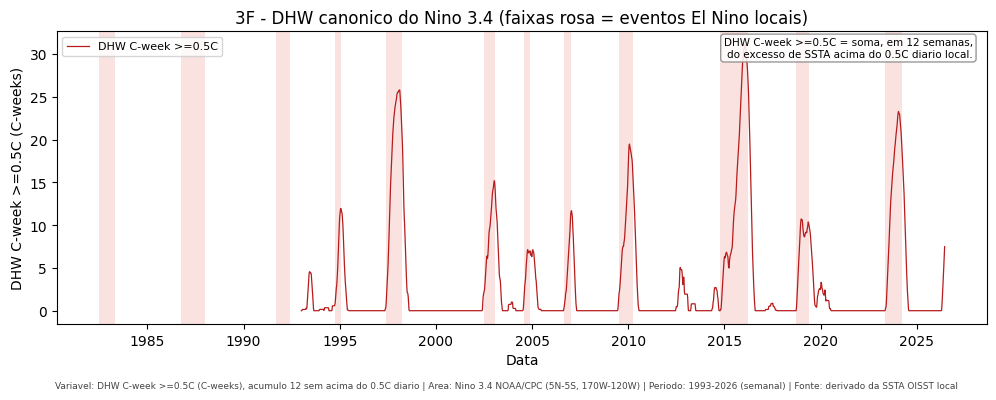
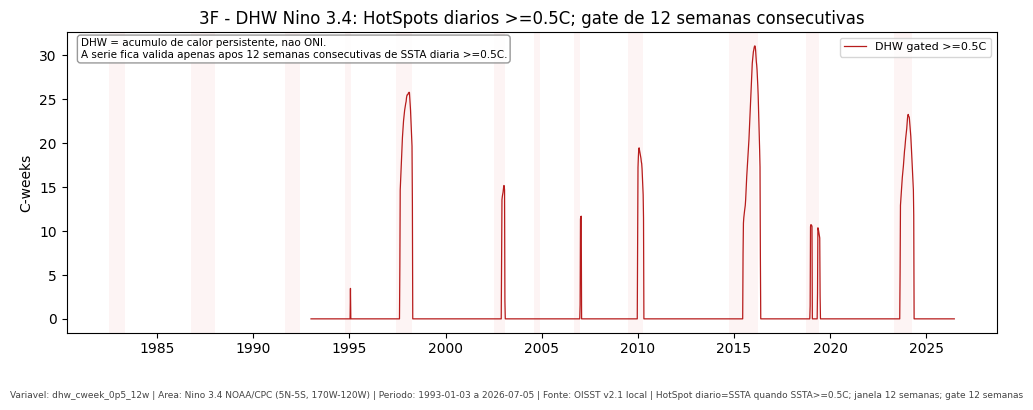
Code edit (unified diff) that turned the first committed figure into the second:
--- before
+++ after
@@ -1,8 +1,12 @@
-ev=u.load_events(); dhw=w['dhw_cweek_0p5_12w']
-fig,ax=plt.subplots(figsize=(12,3.8)); ax.plot(w.index,dhw,lw=.9,color='#b71c1c',label='DHW C-week >=0.5C'); u.add_event_shading(ax,ev)
-ax.set_ylabel('DHW C-week >=0.5C (C-weeks)'); ax.set_xlabel('Data')
-ax.set_title('3F - DHW canonico do Nino 3.4 (faixas rosa = eventos El Nino locais)')
-ax.legend(loc='upper left',fontsize=8)
-u.add_note(ax,'DHW C-week >=0.5C = soma, em 12 semanas,\ndo excesso de SSTA acima do 0.5C diario local.',loc='upper right')
-u.stamp_caption(fig,variavel='DHW C-week >=0.5C (C-weeks), acumulo 12 sem acima do 0.5C diario',area=u.CAIXAS['nino34'],periodo='1993-2026 (semanal)',fonte='derivado da SSTA OISST local')
-u.save_fig(fig,'phase3F_dhw_serie.png'); plt.show()
+ev = u.load_events()
+dhw = w['dhw_cweek_0p5_12w']
+fig, ax = plt.subplots(figsize=(12, 3.9))
+ax.plot(w.index, dhw, lw=.9, color='#b71c1c', label='DHW gated >=0.5C')
+u.add_event_shading(ax, ev, alpha=.18)
+ax.set_ylabel('C-weeks')
+ax.set_title('3F - DHW Nino 3.4: HotSpots diarios >=0.5C; gate de 12 semanas consecutivas')
+ax.legend(fontsize=8)
+u.add_note(ax, 'DHW = acumulo de calor persistente, nao ONI.\nA serie fica valida apenas apos 12 semanas consecutivas de SSTA diaria >=0.5C.', loc='upper left')
+u.stamp_caption(fig, variavel='dhw_cweek_0p5_12w', area=u.CAIXAS['nino34'], periodo=f'{w.index.min().date()} a {w.index.max().date()}', fonte='OISST v2.1 local', extra='HotSpot diario=SSTA quando SSTA>=0.5C; janela 12 semanas; gate 12 semanas')
+u.save_fig(fig, 'phase3F_dhw_serie.png')
+plt.show()

Commit: Realinha Fase 3 para DHW gated e sintese preditiva